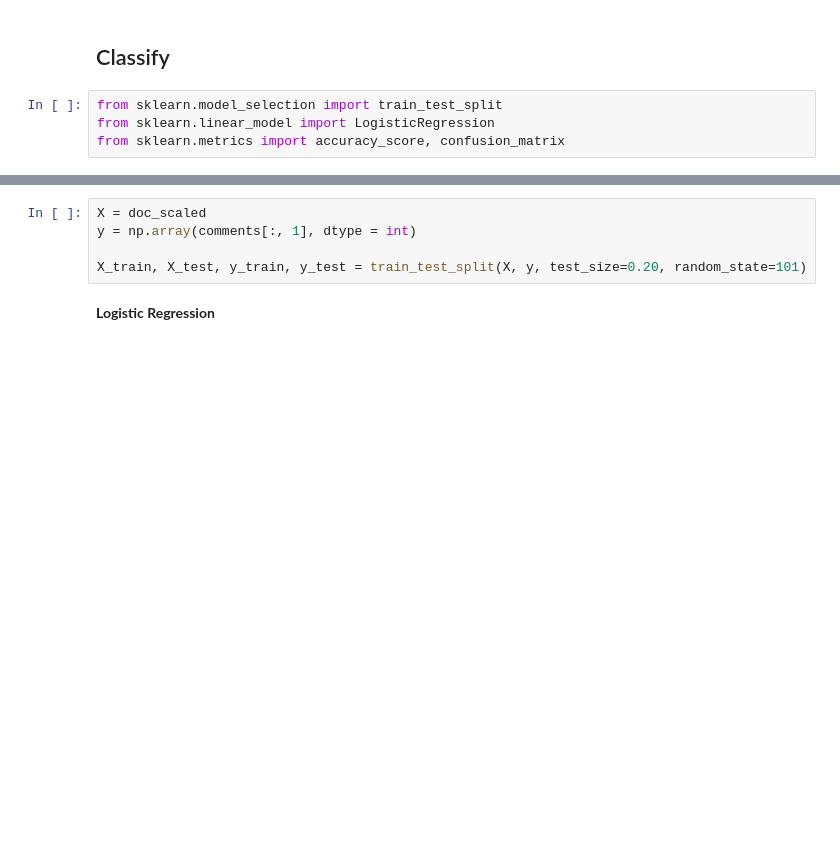
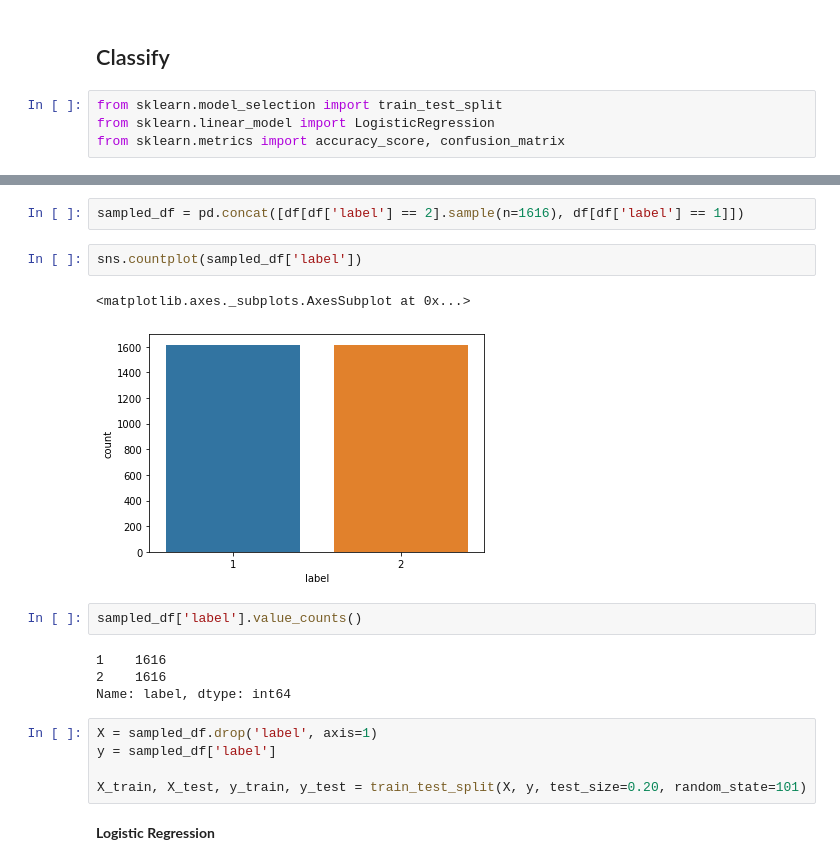
Before and after one commit to jonwiseman/DraftSense, a Jupyter notebook: Notebooks/Gensim Sentence Embedding.ipynb, the cells around one changed output, grey strips where cells are left out. Drawn from its saved outputs; the diff is of its cells as text; blank space fills up the shorter version.

```diff
--- a/Notebooks/Gensim Sentence Embedding.ipynb
+++ b/Notebooks/Gensim Sentence Embedding.ipynb
@@ -88,6 +155,19 @@ from sklearn.metrics import accuracy_score, confusion_matrix
+# %%
+sampled_df = pd.concat([df[df['label'] == 2].sample(n=1616), df[df['label'] == 1]])
+# %%
+sns.countplot(sampled_df['label'])
+# %% [output]
+<matplotlib.axes._subplots.AxesSubplot at 0x...>
+[figure, added]
+# %%
+sampled_df['label'].value_counts()
+# %% [output]
+1    1616
+2    1616
+Name: label, dtype: int64
 # %%
-X = doc_scaled
-y = np.array(comments[:, 1], dtype = int)
+X = sampled_df.drop('label', axis=1)
+y = sampled_df['label']
 
 X_train, X_test, y_train, y_test = train_test_split(X, y, test_size=0.20, random_state=101)
 # %% [markdown]
```
Also changed, not shown: parts of 22 cells of this notebook, 1 other file.
